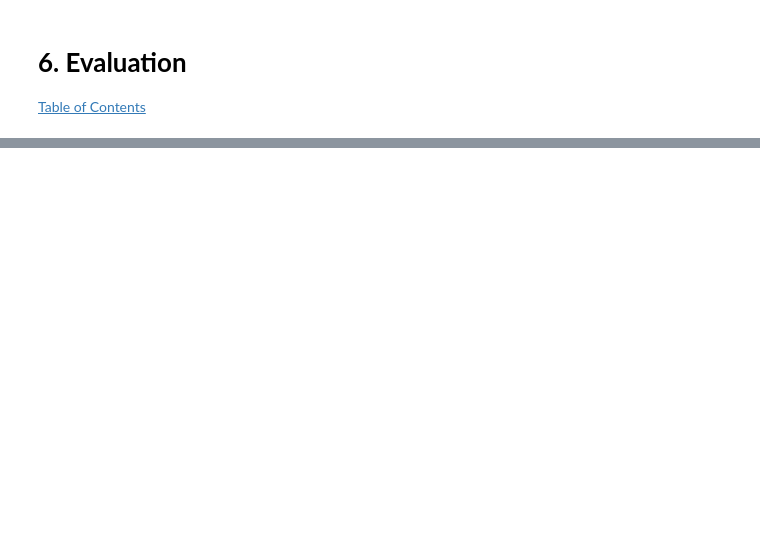
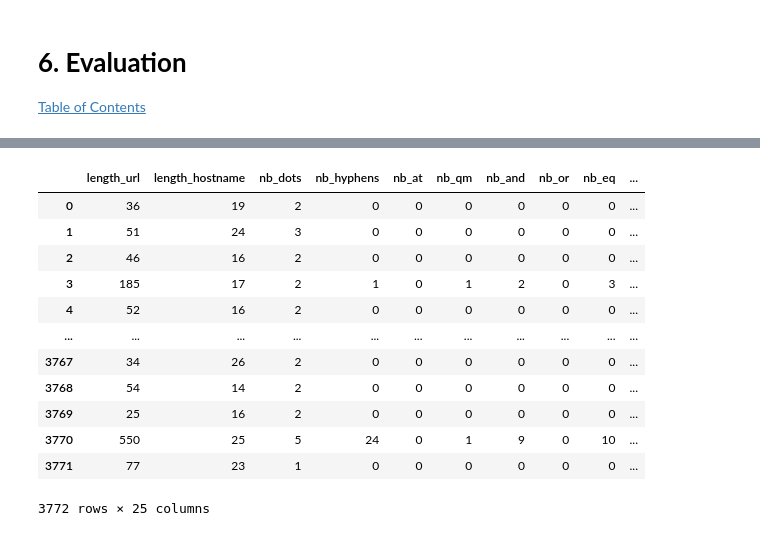
Before and after one commit to apaquette/Machine-Learning-Notebooks, a Jupyter notebook: Notebooks/5. Feedforward Neural Network.ipynb, the cells around one changed output, grey strips where cells are left out. Cells and saved outputs as stored; diff of their text form; code cells hidden in the pictures; blank space fills up the shorter version.

```diff
--- a/Notebooks/5. Feedforward Neural Network.ipynb
+++ b/Notebooks/5. Feedforward Neural Network.ipynb
@@ -530,0 +569,38 @@ Given our results of `94.7%`, we can conclude that our model is exceedingly well
+# %%
+current_working_directory = os.getcwd()
+file = r'\input\phishingURL.parquet' #this directory may differ for you
+data = current_working_directory + file
+
+# convert to a csv
+df = pd.read_parquet(data)
+df.to_csv(current_working_directory + r'\input\phishingURL.csv')
+
+# read the new csv
+data = current_working_directory + r'\input\phishingURL.csv'
+df = pd.read_csv(data)
+# %%
+cols_to_keep = ["length_url", "length_hostname", "nb_dots", "nb_hyphens", "nb_at", "nb_qm",
+                "nb_and", "nb_or", "nb_eq", "nb_underscore", "nb_tilde", "nb_percent", "nb_slash",
+                "nb_star", "nb_colon", "nb_comma", "nb_semicolumn", "nb_dollar", "nb_space", "nb_www",
+                "nb_com", "nb_dslash", "http_in_path", "nb_subdomains", "status"]
+
+# Filter out columns not present in the column_names list
+columns_to_keep = [col for col in df.columns if col in cols_to_keep]
+
+# Drop columns not present in the column_names list
+df = df[cols_to_keep]
+df
+# %% [output]
+|  | length_url | length_hostname | nb_dots | nb_hyphens | nb_at | nb_qm | nb_and | nb_or | nb_eq | ... |
+| 0 | 36 | 19 | 2 | 0 | 0 | 0 | 0 | 0 | 0 | ... |
+| 1 | 51 | 24 | 3 | 0 | 0 | 0 | 0 | 0 | 0 | ... |
+| 2 | 46 | 16 | 2 | 0 | 0 | 0 | 0 | 0 | 0 | ... |
+| 3 | 185 | 17 | 2 | 1 | 0 | 1 | 2 | 0 | 3 | ... |
+| 4 | 52 | 16 | 2 | 0 | 0 | 0 | 0 | 0 | 0 | ... |
+| ... | ... | ... | ... | ... | ... | ... | ... | ... | ... | ... |
+| 3767 | 34 | 26 | 2 | 0 | 0 | 0 | 0 | 0 | 0 | ... |
+| 3768 | 54 | 14 | 2 | 0 | 0 | 0 | 0 | 0 | 0 | ... |
+| 3769 | 25 | 16 | 2 | 0 | 0 | 0 | 0 | 0 | 0 | ... |
+| 3770 | 550 | 25 | 5 | 24 | 0 | 1 | 9 | 0 | 10 | ... |
+| 3771 | 77 | 23 | 1 | 0 | 0 | 0 | 0 | 0 | 0 | ... |
+3772 rows × 25 columns
```
Also changed, not shown: parts of 52 cells of this notebook.
